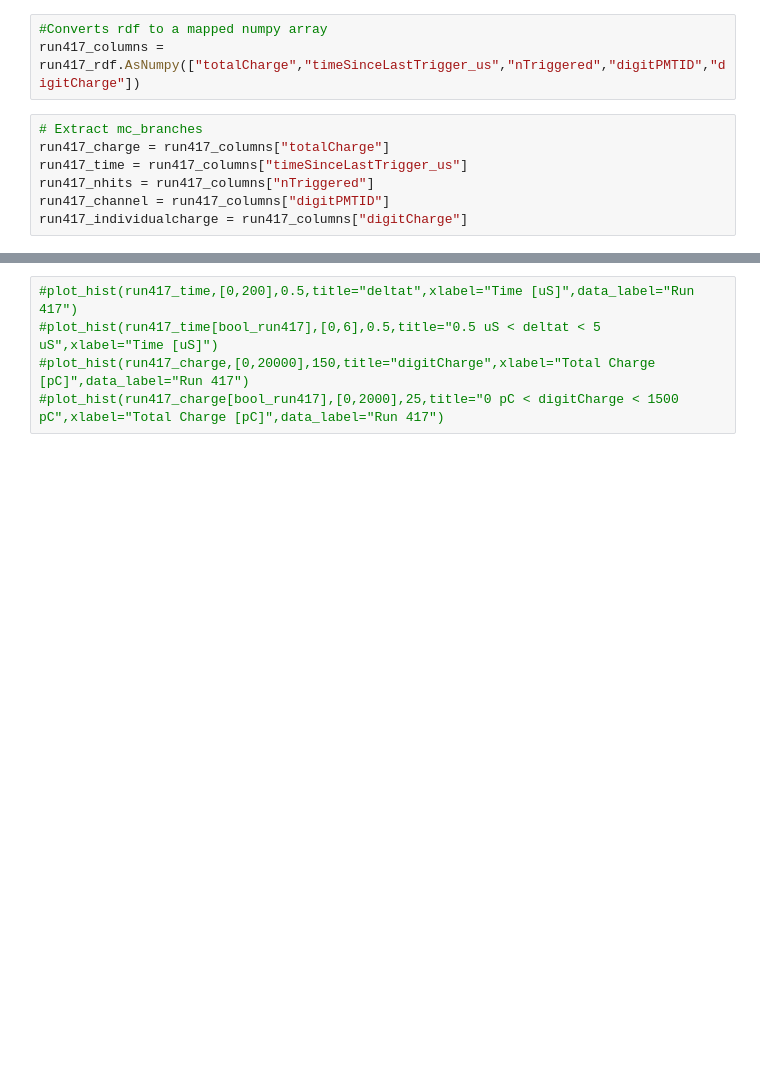
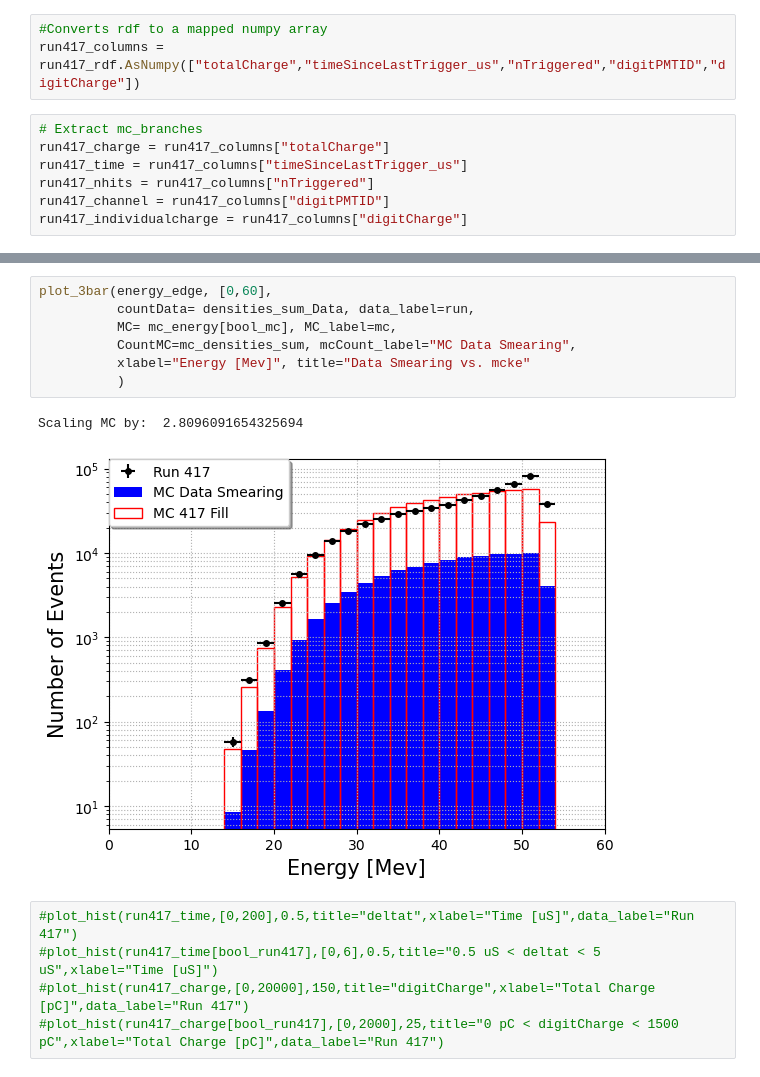
Before and after one commit to wtoslac/EosAnalyses, a Jupyter notebook: Austin/micheal_electron_analysis.ipynb, the cells around one changed output, grey strips where cells are left out. Saved outputs shown, nothing was run; the diff lists cells and outputs as text; blank space fills up the shorter version.

```diff
--- a/Austin/micheal_electron_analysis.ipynb
+++ b/Austin/micheal_electron_analysis.ipynb
@@ -486,3 +615,13 @@ bool_run417 = bool_time_run417 & bool_charge_run417
+# %%
+plot_3bar(energy_edge, [0,60],
+          countData= densities_sum_Data, data_label=run,
+          MC= mc_energy[bool_mc], MC_label=mc,
+          CountMC=mc_densities_sum, mcCount_label="MC Data Smearing",
+          xlabel="Energy [Mev]", title="Data Smearing vs. mcke"
+          )
+# %% [output]
+Scaling MC by:  2.8096091654325694
+[figure, added]
 # %%
 #plot_hist(run417_time,[0,200],0.5,title="deltat",xlabel="Time [uS]",data_label="Run 417")
 #plot_hist(run417_time[bool_run417],[0,6],0.5,title="0.5 uS < deltat < 5 uS",xlabel="Time [uS]")
```
Also changed, not shown: parts of 20 cells of this notebook.
